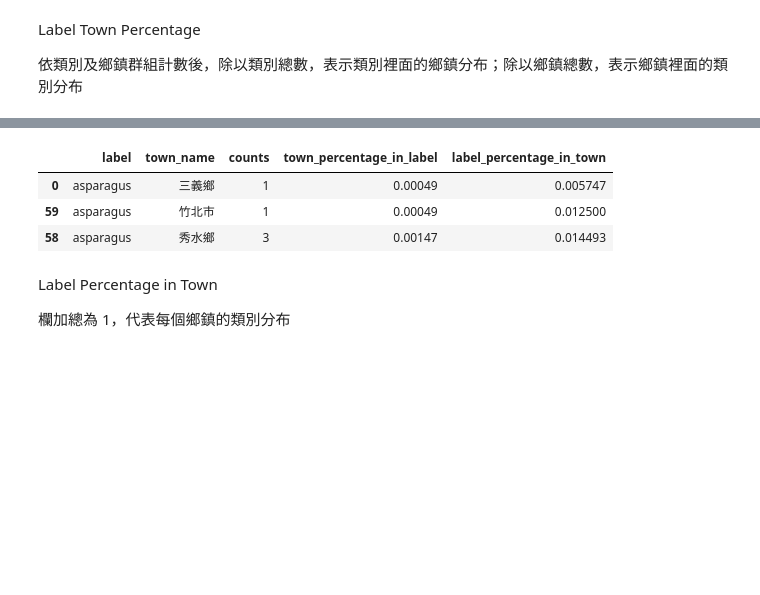
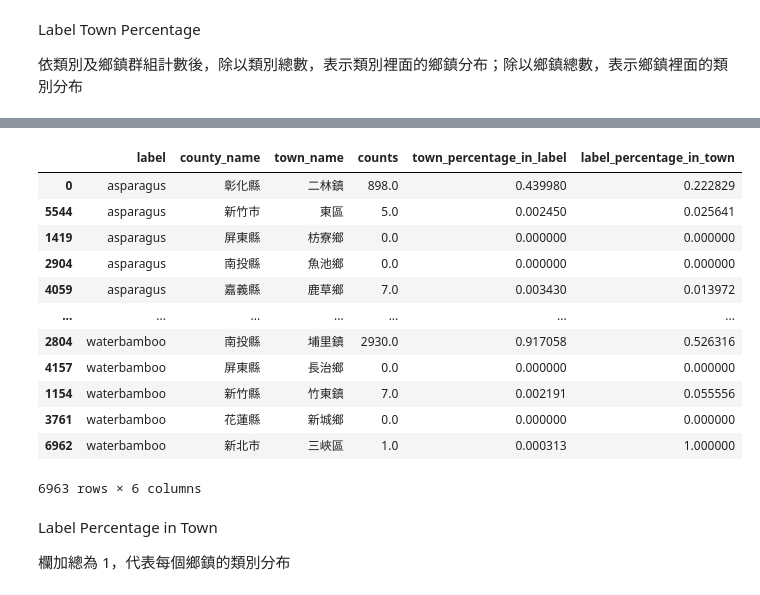
Before and after one commit to siang-chang/aidea-farmland-crops-autumn-personal, a Jupyter notebook: src/analysis/analysis.ipynb, the cells around one changed output, grey strips where cells are left out. Drawn from its saved outputs; the diff is of its cells as text; code cells hidden in the pictures; blank space fills up the shorter version.

Commit message:
Update: label-county percentage & label-town analysis

```diff
--- a/src/analysis/analysis.ipynb
+++ b/src/analysis/analysis.ipynb
@@ -154,3 +154,9 @@ plt.show()
 Label Town Percentage
 
 依類別及鄉鎮群組計數後，除以類別總數，表示類別裡面的鄉鎮分布；除以鄉鎮總數，表示鄉鎮裡面的類別分布
+# %%
+county_town_drop_duplicates = data[['county_name', 'town_name']].drop_duplicates(ignore_index=True)
+labels_drop_duplicates = data[['label']].drop_duplicates(ignore_index=True)
+county_town_labels = pd.concat([county_town_drop_duplicates] * len(labels_drop_duplicates)).reset_index(drop=True)
+county_town_labels['label'] = labels_drop_duplicates['label'].tolist() * len(county_town_drop_duplicates)
+county_town_labels.sort_values(by=['county_name', 'town_name', 'label'], inplace=False)
@@ -157,16 +177,27 @@ Label Town Percentage
 # %%
-group_by_label_town = data.groupby(['label', 'town_name']).size().reset_index(name='counts')
+group_by_label_town = data.groupby(['label', 'county_name', 'town_name']).size().reset_index(name='counts')
+group_by_label_town = group_by_label_town.merge(county_town_labels, on=['county_name', 'town_name', 'label'], how='right').fillna(0)
 group_by_label_town = group_by_label_town.sort_values(by=['label'], inplace=False)
 group_by_label_town['town_percentage_in_label'] = group_by_label_town['counts'] / group_by_label_town.groupby(['label'])['counts'].transform('sum')
 group_by_label_town['label_percentage_in_town'] = group_by_label_town['counts'] / group_by_label_town.groupby(['town_name'])['counts'].transform('sum')
-group_by_label_town.to_csv(F'{path}/analysis/train_label_town_percentage.csv')
+group_by_label_town.to_csv(F'{path}/analysis/train_label_town_percentage.csv', index=None)
+group_by_label_town
+# %% [output]
+|  | label | county_name | town_name | counts | town_percentage_in_label | label_percentage_in_town |
+| 0 | asparagus | 彰化縣 | 二林鎮 | 898.0 | 0.439980 | 0.222829 |
+| 5544 | asparagus | 新竹市 | 東區 | 5.0 | 0.002450 | 0.025641 |
+| 1419 | asparagus | 屏東縣 | 枋寮鄉 | 0.0 | 0.000000 | 0.000000 |
+| 2904 | asparagus | 南投縣 | 魚池鄉 | 0.0 | 0.000000 | 0.000000 |
+| 4059 | asparagus | 嘉義縣 | 鹿草鄉 | 7.0 | 0.003430 | 0.013972 |
+| ... | ... | ... | ... | ... | ... | ... |
+| 2804 | waterbamboo | 南投縣 | 埔里鎮 | 2930.0 | 0.917058 | 0.526316 |
+| 4157 | waterbamboo | 屏東縣 | 長治鄉 | 0.0 | 0.000000 | 0.000000 |
+| 1154 | waterbamboo | 新竹縣 | 竹東鎮 | 7.0 | 0.002191 | 0.055556 |
+| 3761 | waterbamboo | 花蓮縣 | 新城鄉 | 0.0 | 0.000000 | 0.000000 |
+| 6962 | waterbamboo | 新北市 | 三峽區 | 1.0 | 0.000313 | 1.000000 |
+6963 rows × 6 columns
 # %%
-group_by_label_town.head(3)
+group_by_label_town
-# %% [output]
-|  | label | town_name | counts | town_percentage_in_label | label_percentage_in_town |
-| 0 | asparagus | 三義鄉 | 1 | 0.00049 | 0.005747 |
-| 59 | asparagus | 竹北市 | 1 | 0.00049 | 0.012500 |
-| 58 | asparagus | 秀水鄉 | 3 | 0.00147 | 0.014493 |
 # %% [markdown]
 Label Percentage in Town
 
```
Also changed, not shown: parts of 1 cell of this notebook, 7 other files.
